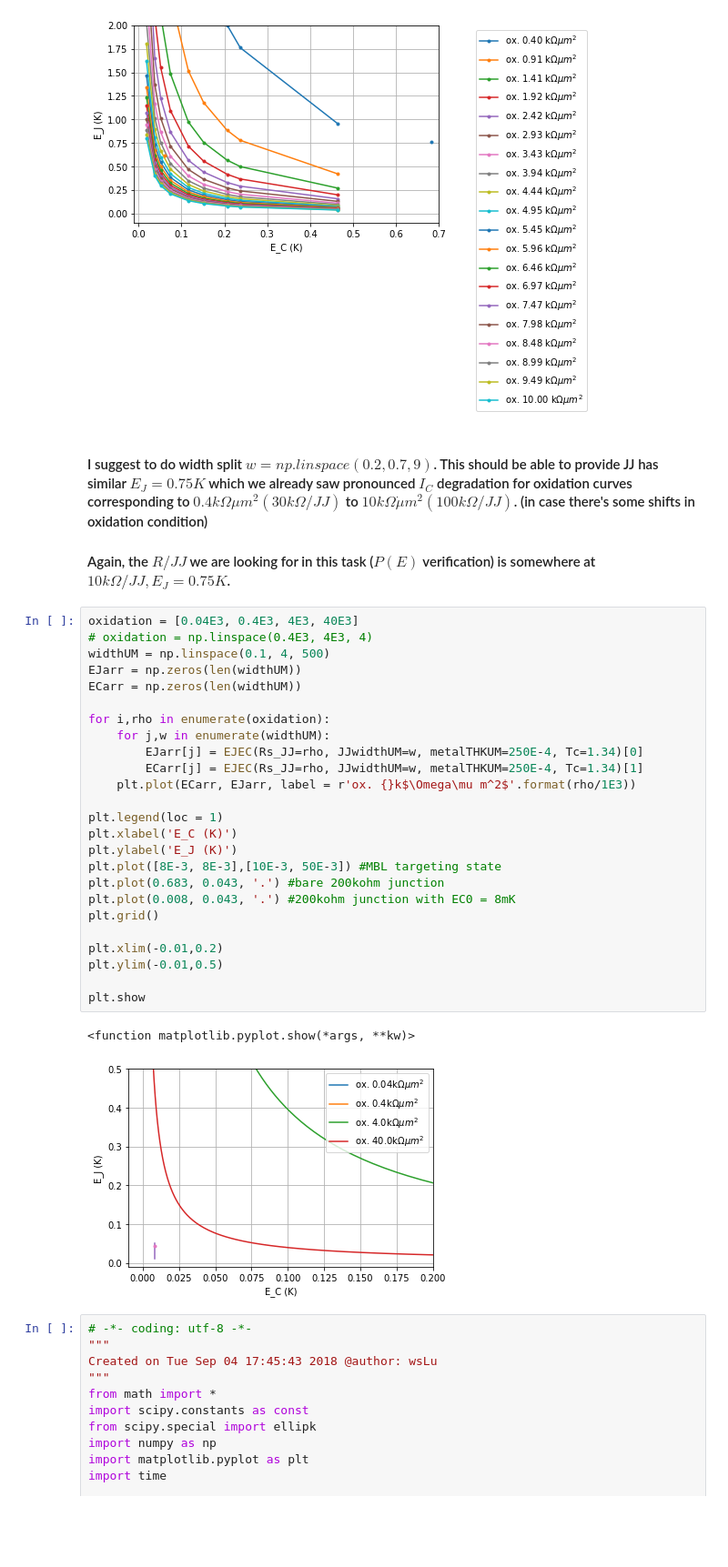
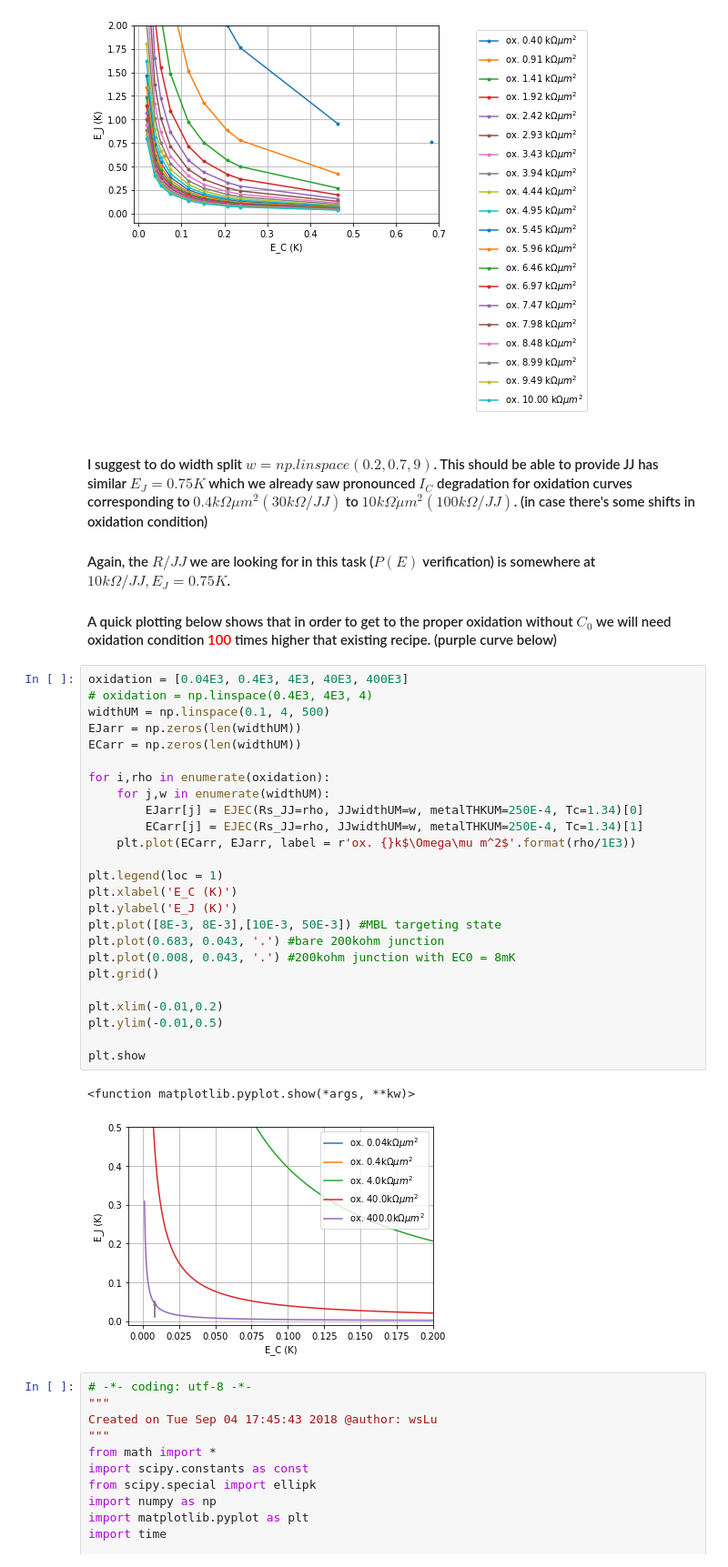
Before and after one commit to wslu42/JJcalculator, a Jupyter notebook: EJ EC field searching.ipynb, the cells around one changed output. Shown at 91% size. Cells and saved outputs as stored; diff of their text form; blank space fills up the shorter version.

Commit message:
minor fix, add 100kohm-um^2 curve

```diff
--- a/EJ EC field searching.ipynb
+++ b/EJ EC field searching.ipynb
@@ -103,34 +103,36 @@ plt.show
 #### I suggest to do width split $w = np.linspace(0.2, 0.7, 9)$. This should be able to provide JJ has similar $E_J = 0.75K$ which we already saw pronounced $I_C$ degradation for oxidation curves corresponding to $0.4k\Omega\mu m^2 (30k\Omega/JJ)$ to $10k\Omega\dot\mu m^2 (100k\Omega/JJ)$. (in case there's some shifts in oxidation condition)
 
 #### Again, the $R/JJ$ we are looking for in this task ($P(E)$ verification) is somewhere at $10k\Omega/JJ, E_J=0.75K$.
+
+#### A quick plotting below shows that in order to get to the proper oxidation without $C_0$ we will need oxidation condition <font color="red">100</font>  times higher that existing recipe. (purple curve below)
 # %%
-oxidation = [0.04E3, 0.4E3, 4E3, 40E3]
+oxidation = [0.04E3, 0.4E3, 4E3, 40E3, 400E3]
 # oxidation = np.linspace(0.4E3, 4E3, 4)
 widthUM = np.linspace(0.1, 4, 500)
 EJarr = np.zeros(len(widthUM))
 ECarr = np.zeros(len(widthUM))
 
 for i,rho in enumerate(oxidation):
     for j,w in enumerate(widthUM):
         EJarr[j] = EJEC(Rs_JJ=rho, JJwidthUM=w, metalTHKUM=250E-4, Tc=1.34)[0]
         ECarr[j] = EJEC(Rs_JJ=rho, JJwidthUM=w, metalTHKUM=250E-4, Tc=1.34)[1]
     plt.plot(ECarr, EJarr, label = r'ox. {}k$\Omega\mu m^2$'.format(rho/1E3))
 
 plt.legend(loc = 1)
 plt.xlabel('E_C (K)')
 plt.ylabel('E_J (K)')
 plt.plot([8E-3, 8E-3],[10E-3, 50E-3]) #MBL targeting state
 plt.plot(0.683, 0.043, '.') #bare 200kohm junction
 plt.plot(0.008, 0.043, '.') #200kohm junction with EC0 = 8mK
 plt.grid()
 
 plt.xlim(-0.01,0.2)
 plt.ylim(-0.01,0.5)
 
 plt.show
 # %% [output]
 <function matplotlib.pyplot.show(*args, **kw)>
-[figure, old version]
+[figure, new version]
 # %%
 # -*- coding: utf-8 -*-
 """
```
